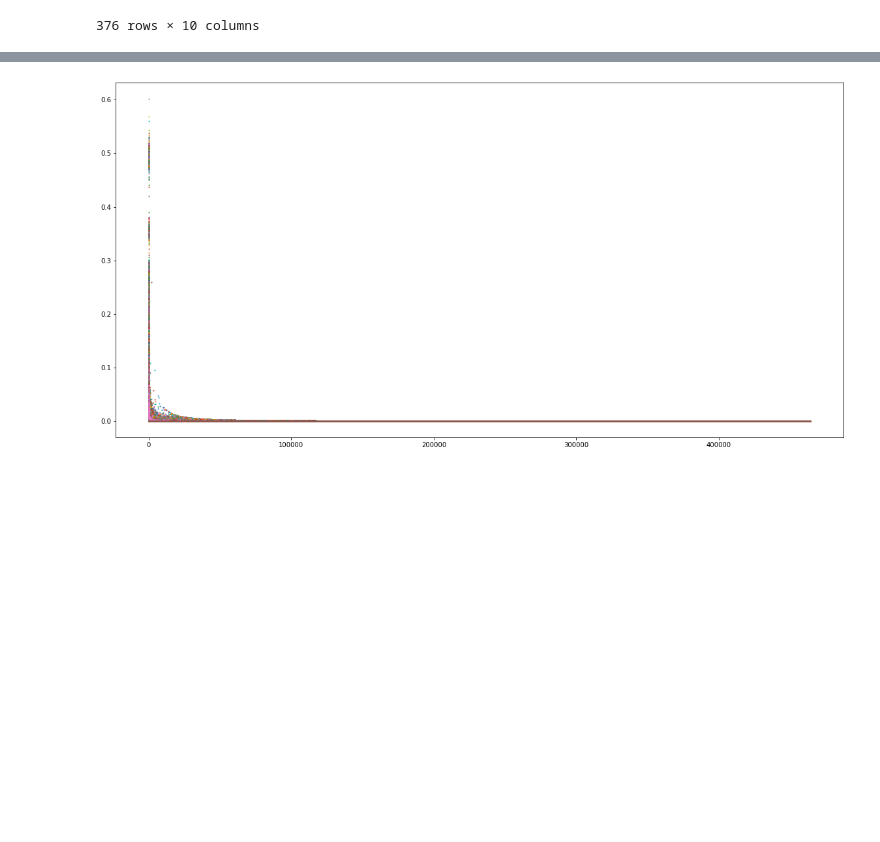
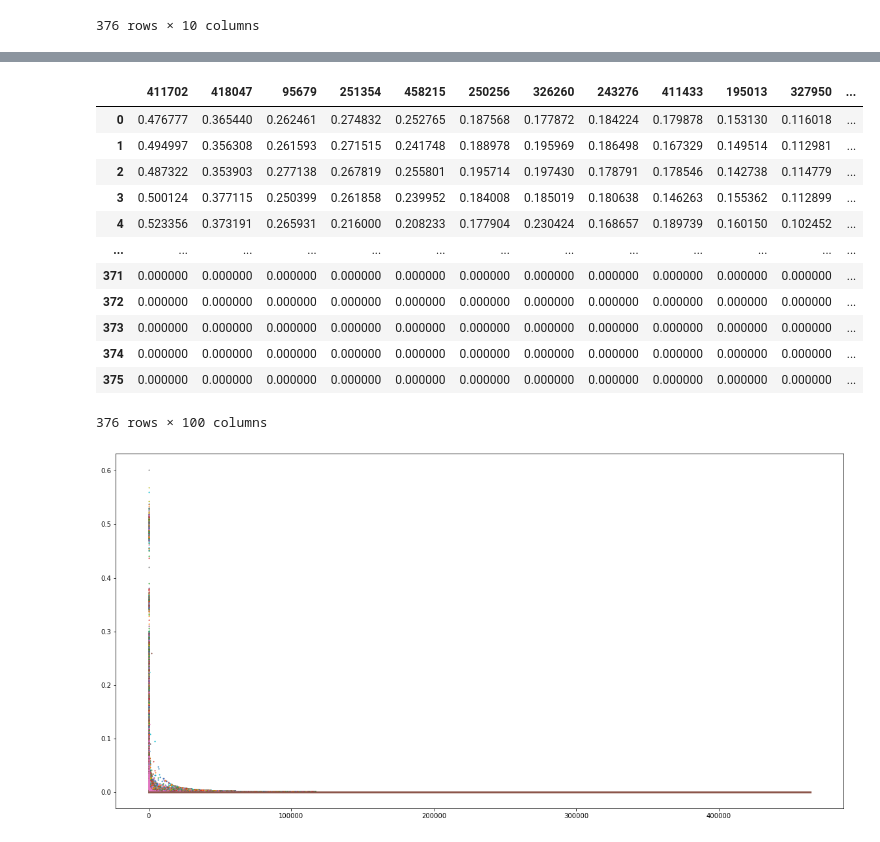
Before and after one commit to kstoneburner/DSC630_TermProject, a Jupyter notebook: 2_Process_Reddit_Data_daily_Kmeans_Kurt.ipynb, the cells around one changed output, grey strips where cells are left out. Saved outputs shown, nothing was run; the diff lists cells and outputs as text; code cells hidden in the pictures; blank space fills up the shorter version.

```diff
--- a/2_Process_Reddit_Data_daily_Kmeans_Kurt.ipynb
+++ b/2_Process_Reddit_Data_daily_Kmeans_Kurt.ipynb
@@ -675,3 +710,33 @@ print(plot_df[plot_df.columns[:10]])
+# %%
+
+x_test = pd.DataFrame(model_df.iloc[end_dex+1].copy()).transpose()
+
+x_test[f'cluster_{offset}'] = best_cluster[0]
+x_test = np.array(x_test[train_cols])
+
+
+
+
+
+y_test = model_df[predict_col].iloc[end_dex:end_dex+1]
+
+#regr_iter = 20
+
+start_time = time.time()
+# %% [output]
+|  | 411702 | 418047 | 95679 | 251354 | 458215 | 250256 | 326260 | 243276 | 411433 | 195013 | 327950 | ... |
+| 0 | 0.476777 | 0.365440 | 0.262461 | 0.274832 | 0.252765 | 0.187568 | 0.177872 | 0.184224 | 0.179878 | 0.153130 | 0.116018 | ... |
+| 1 | 0.494997 | 0.356308 | 0.261593 | 0.271515 | 0.241748 | 0.188978 | 0.195969 | 0.186498 | 0.167329 | 0.149514 | 0.112981 | ... |
+| 2 | 0.487322 | 0.353903 | 0.277138 | 0.267819 | 0.255801 | 0.195714 | 0.197430 | 0.178791 | 0.178546 | 0.142738 | 0.114779 | ... |
+| 3 | 0.500124 | 0.377115 | 0.250399 | 0.261858 | 0.239952 | 0.184008 | 0.185019 | 0.180638 | 0.146263 | 0.155362 | 0.112899 | ... |
+| 4 | 0.523356 | 0.373191 | 0.265931 | 0.216000 | 0.208233 | 0.177904 | 0.230424 | 0.168657 | 0.189739 | 0.160150 | 0.102452 | ... |
+| ... | ... | ... | ... | ... | ... | ... | ... | ... | ... | ... | ... | ... |
+| 371 | 0.000000 | 0.000000 | 0.000000 | 0.000000 | 0.000000 | 0.000000 | 0.000000 | 0.000000 | 0.000000 | 0.000000 | 0.000000 | ... |
+| 372 | 0.000000 | 0.000000 | 0.000000 | 0.000000 | 0.000000 | 0.000000 | 0.000000 | 0.000000 | 0.000000 | 0.000000 | 0.000000 | ... |
+| 373 | 0.000000 | 0.000000 | 0.000000 | 0.000000 | 0.000000 | 0.000000 | 0.000000 | 0.000000 | 0.000000 | 0.000000 | 0.000000 | ... |
+| 374 | 0.000000 | 0.000000 | 0.000000 | 0.000000 | 0.000000 | 0.000000 | 0.000000 | 0.000000 | 0.000000 | 0.000000 | 0.000000 | ... |
+| 375 | 0.000000 | 0.000000 | 0.000000 | 0.000000 | 0.000000 | 0.000000 | 0.000000 | 0.000000 | 0.000000 | 0.000000 | 0.000000 | ... |
+376 rows × 100 columns
 # %%
 plot_df = tfidf_df[descending_vals]
 display_size = 40
```
Also changed, not shown: parts of 8 cells of this notebook.
